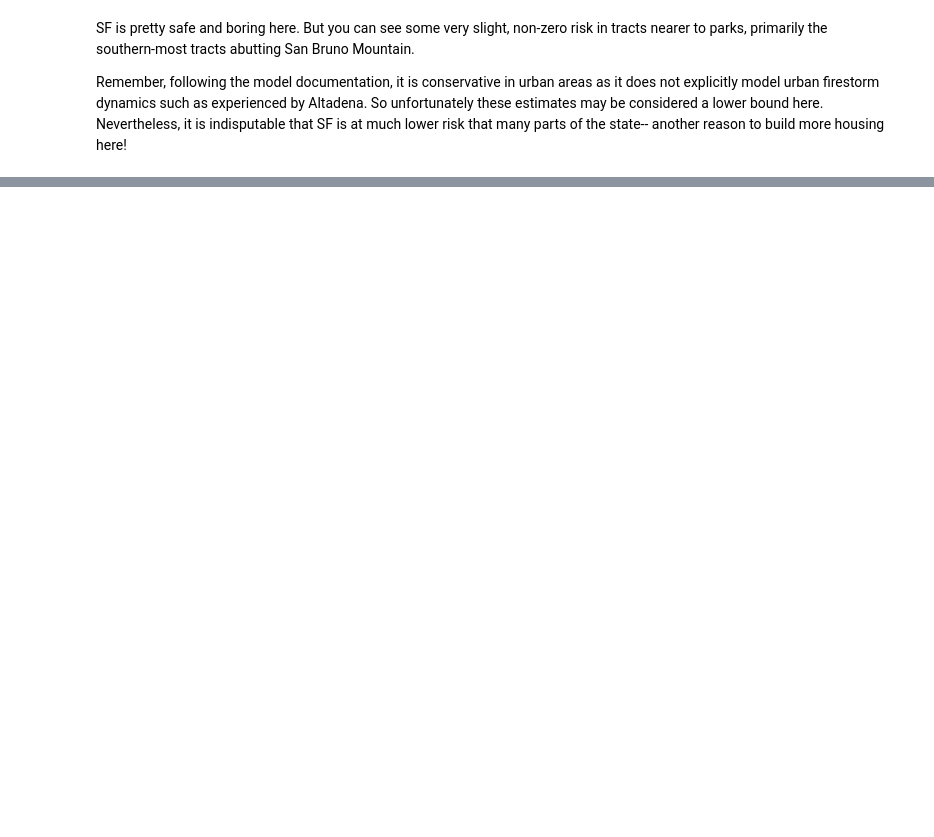
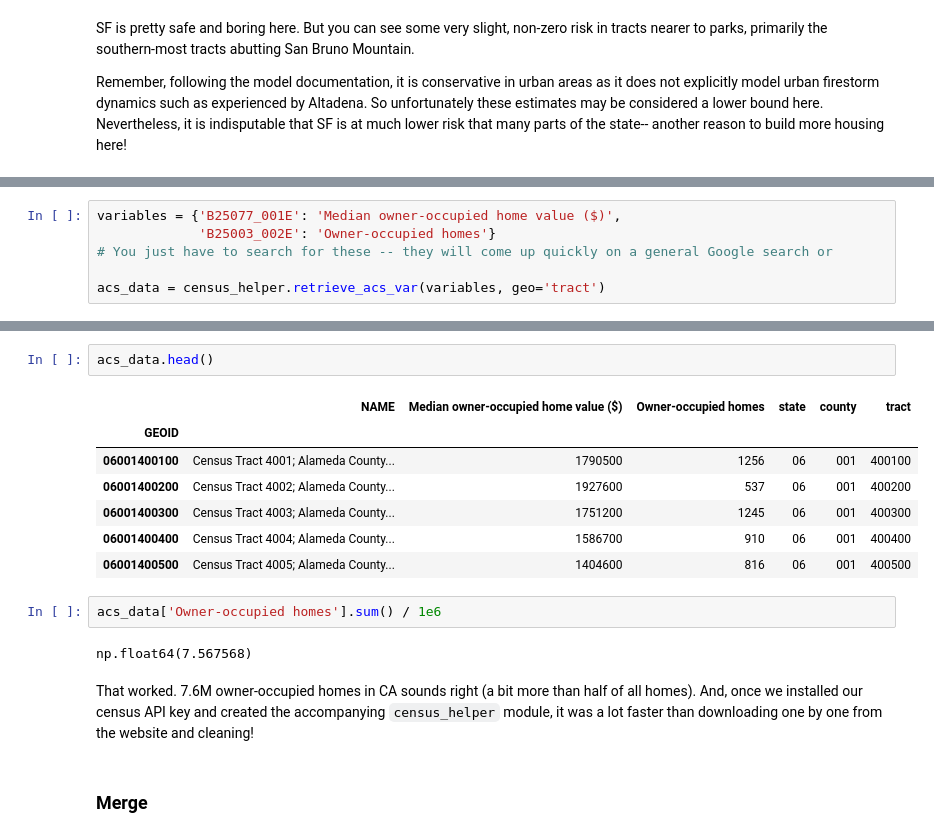
Before and after one commit to usf-esm/usf-engy680-urban-energy-fall2026, a Jupyter notebook: hw2_templates/wildfire_risk_explore.ipynb, the cells around one changed output, grey strips where cells are left out. Drawn from its saved outputs; the diff is of its cells as text; blank space fills up the shorter version.

Commit message:
census_helper: convert to numeric
-Continue drafting

```diff
--- a/hw2_templates/wildfire_risk_explore.ipynb
+++ b/hw2_templates/wildfire_risk_explore.ipynb
@@ -242,0 +258,6 @@ from [Quinn's example](https://github.com/usf-esm/census_heating_fuel_demo) in a
+# %%
+variables = {'B25077_001E': 'Median owner-occupied home value ($)',
+             'B25003_002E': 'Owner-occupied homes'}
+# You just have to search for these -- they will come up quickly on a general Google search or
+
+acs_data = census_helper.retrieve_acs_var(variables, geo='tract')
@@ -242,0 +282,20 @@ from [Quinn's example](https://github.com/usf-esm/census_heating_fuel_demo) in a
+# %%
+acs_data.head()
+# %% [output]
+|  | NAME | Median owner-occupied home value ($) | Owner-occupied homes | state | county | tract |
+| GEOID |  |  |  |  |  |  |
+| 06001400100 | Census Tract 4001; Alameda County... | 1790500 | 1256 | 06 | 001 | 400100 |
+| 06001400200 | Census Tract 4002; Alameda County... | 1927600 | 537 | 06 | 001 | 400200 |
+| 06001400300 | Census Tract 4003; Alameda County... | 1751200 | 1245 | 06 | 001 | 400300 |
+| 06001400400 | Census Tract 4004; Alameda County... | 1586700 | 910 | 06 | 001 | 400400 |
+| 06001400500 | Census Tract 4005; Alameda County... | 1404600 | 816 | 06 | 001 | 400500 |
+# %%
+acs_data['Owner-occupied homes'].sum() / 1e6
+# %% [output]
+np.float64(7.567568)
+# %% [markdown]
+That worked. 7.6M owner-occupied homes in CA sounds right (a bit more than half of all homes).
+And, once we installed our census API key and created the accompanying `census_helper` module,
+it was a lot faster than downloading one by one from the website and cleaning!
+# %% [markdown]
+### Merge
```
Also changed, not shown: parts of 3 cells of this notebook, 1 other file.
